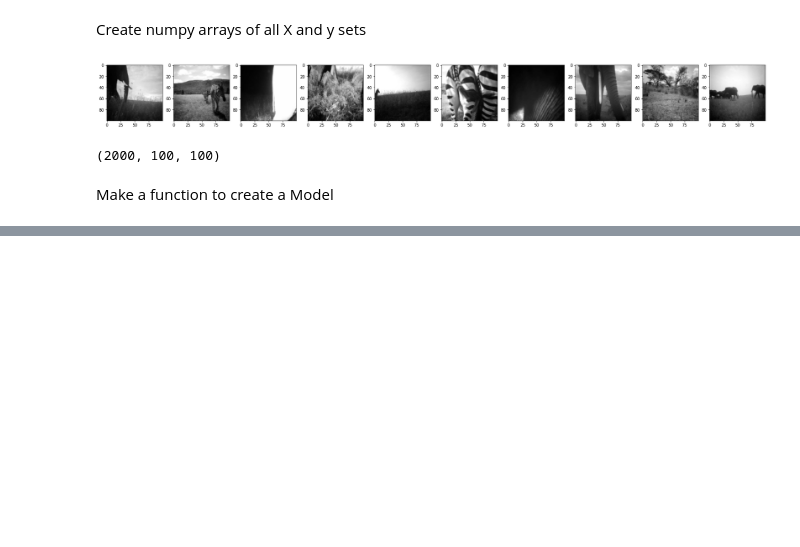
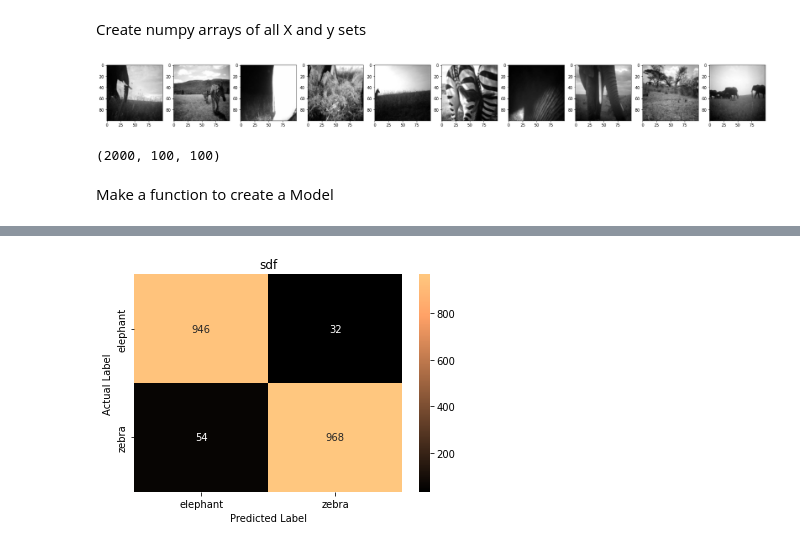
Before and after one commit to Saurabh-Roy/Project2, a Jupyter notebook: AnimalClassification.ipynb, the cells around one changed output, grey strips where cells are left out. Saved outputs shown, nothing was run; the diff lists cells and outputs as text; code cells hidden in the pictures; blank space fills up the shorter version.

```diff
--- a/AnimalClassification.ipynb
+++ b/AnimalClassification.ipynb
@@ -248,0 +269,25 @@ model.evaluate(X_test,y_test)
+# %%
+fig, ax = plt.subplots()
+y_pred = model.predict(X_test)
+
+for i in range(len(y_pred)):
+    if y_pred[i] > 0.5:
+        y_pred[i] = 1
+    else:
+        y_pred[i] = 0
+
+sns.heatmap(
+        confusion_matrix(y_pred, y_test), #The confusion matrix
+        fmt='d',
+        cmap=plt.cm.copper,
+        annot=True,
+        yticklabels=['elephant','zebra'],
+        xticklabels=['elephant','zebra'],
+
+    )
+ax.set_ylabel('Actual Label')
+ax.set_xlabel('Predicted Label')
+ax.set_title('sdf')
+
+plt.show()
+# %% [output]
@@ -248,0 +295 @@ model.evaluate(X_test,y_test)
+[figure, added]
```
Also changed, not shown: parts of 10 cells of this notebook.
